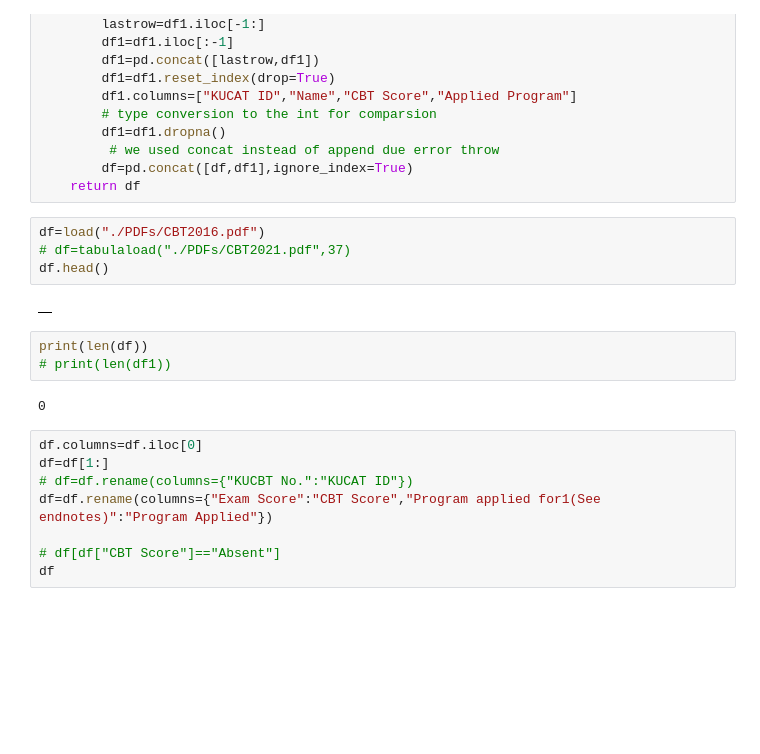
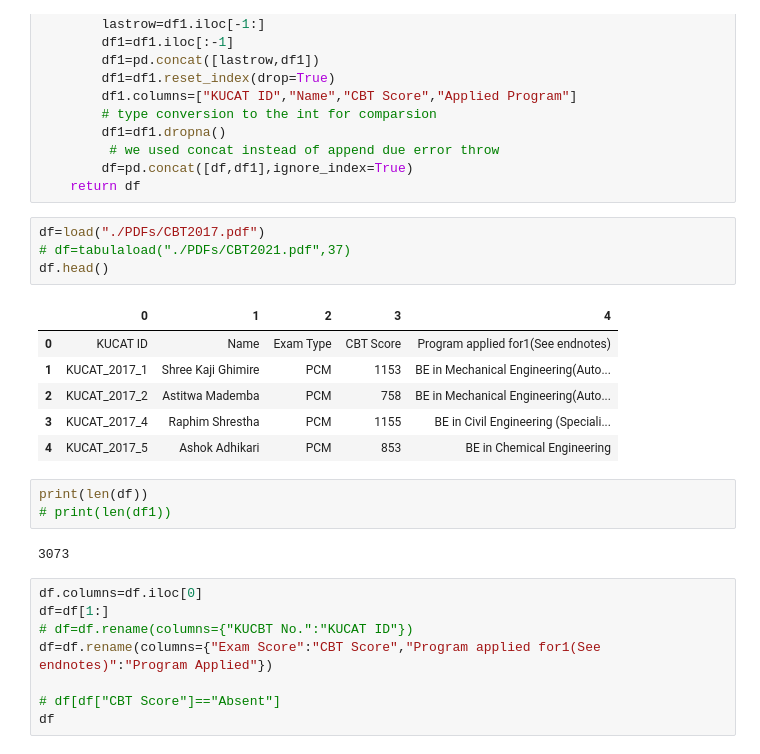
Before and after one commit to abiral-adhikari/CBTAnalysis, a Jupyter notebook: pdfextractor.ipynb, the cells around one changed output. Drawn from its saved outputs; the diff is of its cells as text; blank space fills up the shorter version.

```diff
--- a/pdfextractor.ipynb
+++ b/pdfextractor.ipynb
@@ -101,16 +101,21 @@ def tabulaload(filename,pageno):
         df=pd.concat([df,df1],ignore_index=True)
     return df
 # %%
-df=load("./PDFs/CBT2016.pdf")
+df=load("./PDFs/CBT2017.pdf")
 # df=tabulaload("./PDFs/CBT2021.pdf",37)
 df.head()
 # %% [output]
-|  |
+|  | 0 | 1 | 2 | 3 | 4 |
+| 0 | KUCAT ID | Name | Exam Type | CBT Score | Program applied for1(See endnotes) |
+| 1 | KUCAT_2017_1 | Shree Kaji Ghimire | PCM | 1153 | BE in Mechanical Engineering(Auto... |
+| 2 | KUCAT_2017_2 | Astitwa Mademba | PCM | 758 | BE in Mechanical Engineering(Auto... |
+| 3 | KUCAT_2017_4 | Raphim Shrestha | PCM | 1155 | BE in Civil Engineering (Speciali... |
+| 4 | KUCAT_2017_5 | Ashok Adhikari | PCM | 853 | BE in Chemical Engineering |
 # %%
 print(len(df))
 # print(len(df1))
 # %% [output]
-0
+3073
 # %%
 df.columns=df.iloc[0]
 df=df[1:]
```
Also changed, not shown: parts of 3 cells of this notebook, 2 other files.
